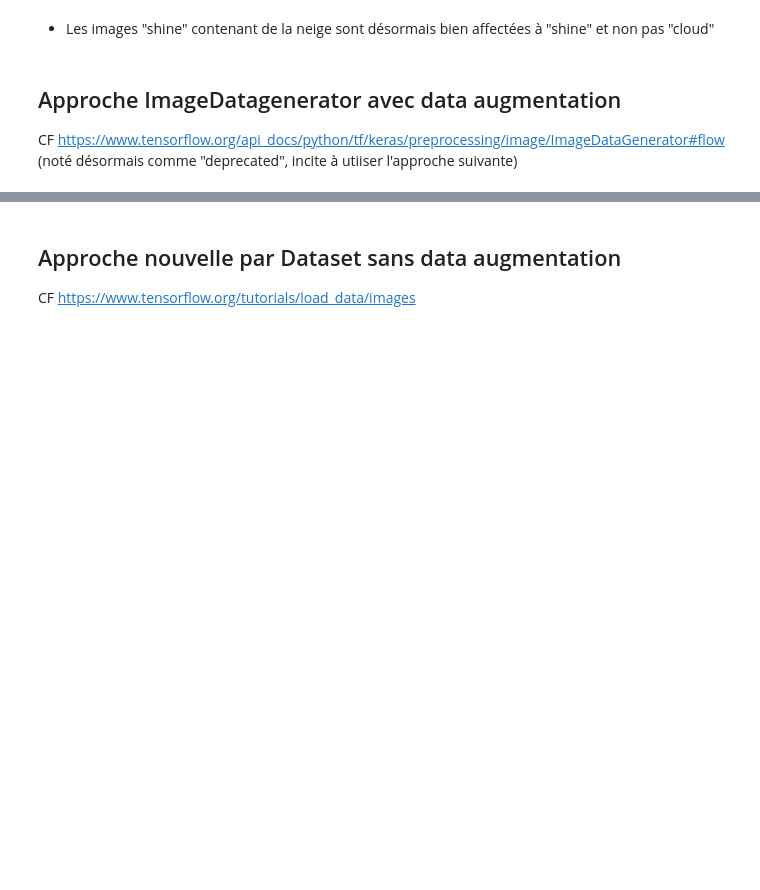
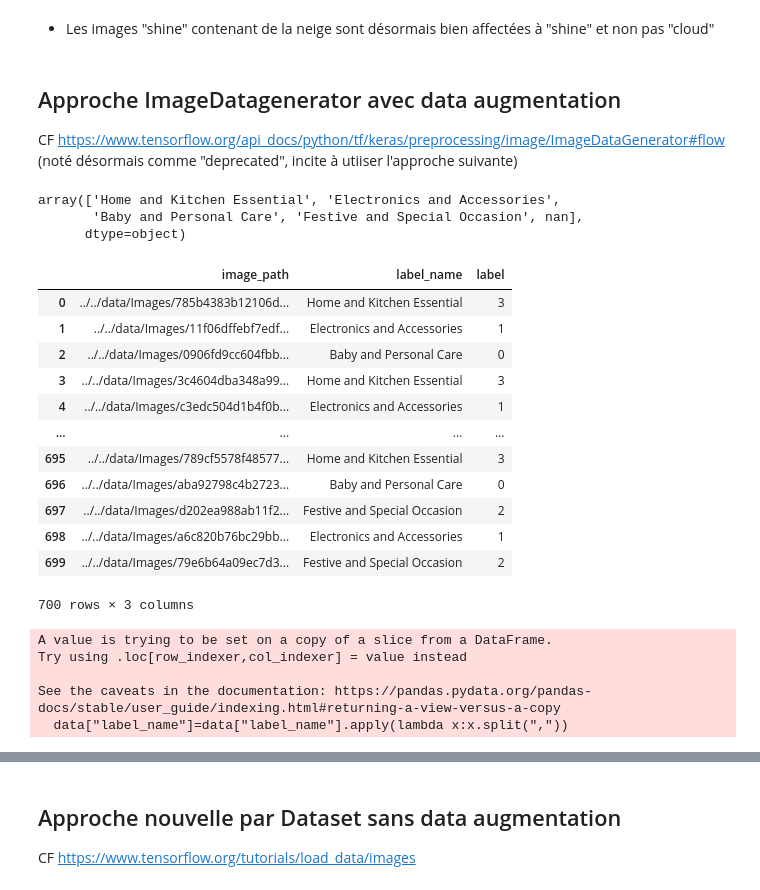
Before and after one commit to LucileRb/classification_auto_consommation, a Jupyter notebook: Image analysis/Data_exploration_images_notebookcours.ipynb, the cells around one changed output, grey strips where cells are left out. Drawn from its saved outputs; the diff is of its cells as text; code cells hidden in the pictures; blank space fills up the shorter version.

```diff
--- a/Image analysis/Data_exploration_images_notebookcours.ipynb
+++ b/Image analysis/Data_exploration_images_notebookcours.ipynb
@@ -656,0 +707,22 @@ data = data.sample(frac=1, random_state=42).reset_index(drop=True)
+# %%
+data['label_name'].unique()
+# %% [output]
+array(['Home and Kitchen Essential', 'Electronics and Accessories',
+       'Baby and Personal Care', 'Festive and Special Occasion', nan],
+      dtype=object)
+# %%
+data
+# %% [output]
+|  | image_path | label_name | label |
+| 0 | ../../data/Images/785b4383b12106d... | Home and Kitchen Essential | 3 |
+| 1 | ../../data/Images/11f06dffebf7edf... | Electronics and Accessories | 1 |
+| 2 | ../../data/Images/0906fd9cc604fbb... | Baby and Personal Care | 0 |
+| 3 | ../../data/Images/3c4604dba348a99... | Home and Kitchen Essential | 3 |
+| 4 | ../../data/Images/c3edc504d1b4f0b... | Electronics and Accessories | 1 |
+| ... | ... | ... | ... |
+| 695 | ../../data/Images/789cf5578f48577... | Home and Kitchen Essential | 3 |
+| 696 | ../../data/Images/aba92798c4b2723... | Baby and Personal Care | 0 |
+| 697 | ../../data/Images/d202ea988ab11f2... | Festive and Special Occasion | 2 |
+| 698 | ../../data/Images/a6c820b76bc29bb... | Electronics and Accessories | 1 |
+| 699 | ../../data/Images/79e6b64a09ec7d3... | Festive and Special Occasion | 2 |
+700 rows × 3 columns
@@ -657,3 +731,11 @@ data = data.sample(frac=1, random_state=42).reset_index(drop=True)
+# %%
+data['label_name'] = data['label_name'].apply(lambda x : x.split(','))
+# %% [output]
+A value is trying to be set on a copy of a slice from a DataFrame.
+Try using .loc[row_indexer,col_indexer] = value instead
+
+See the caveats in the documentation: https://pandas.pydata.org/pandas-docs/stable/user_guide/indexing.html#returning-a-view-versus-a-copy
+  data["label_name"]=data["label_name"].apply(lambda x:x.split(","))
 # %%
 batch_size = 32
 
```
Also changed, not shown: parts of 43 cells of this notebook, 3 other files.
